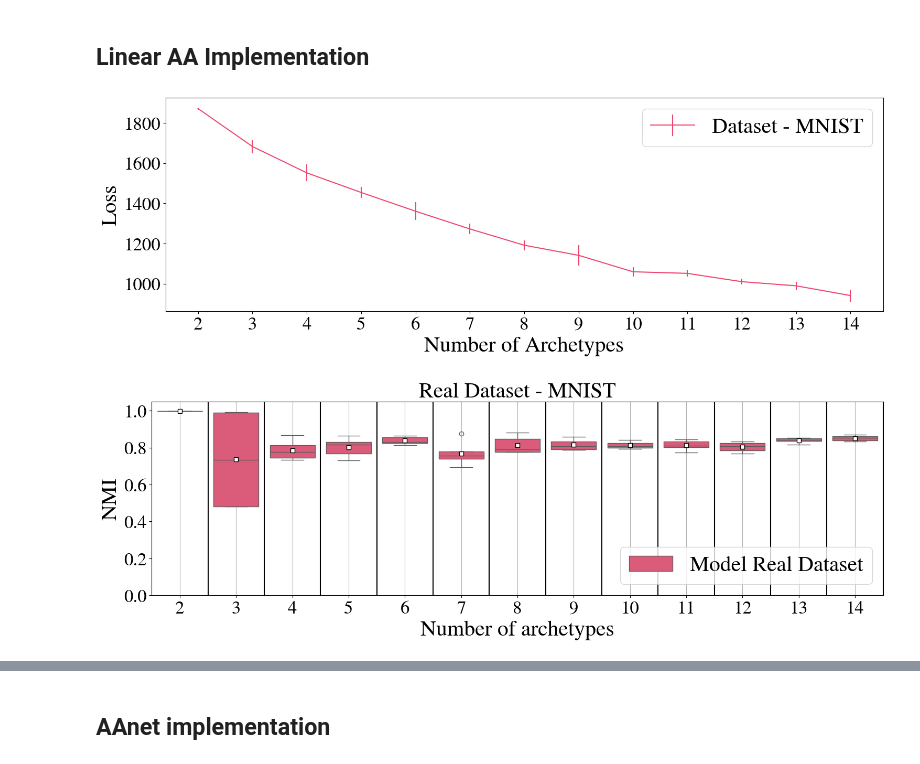
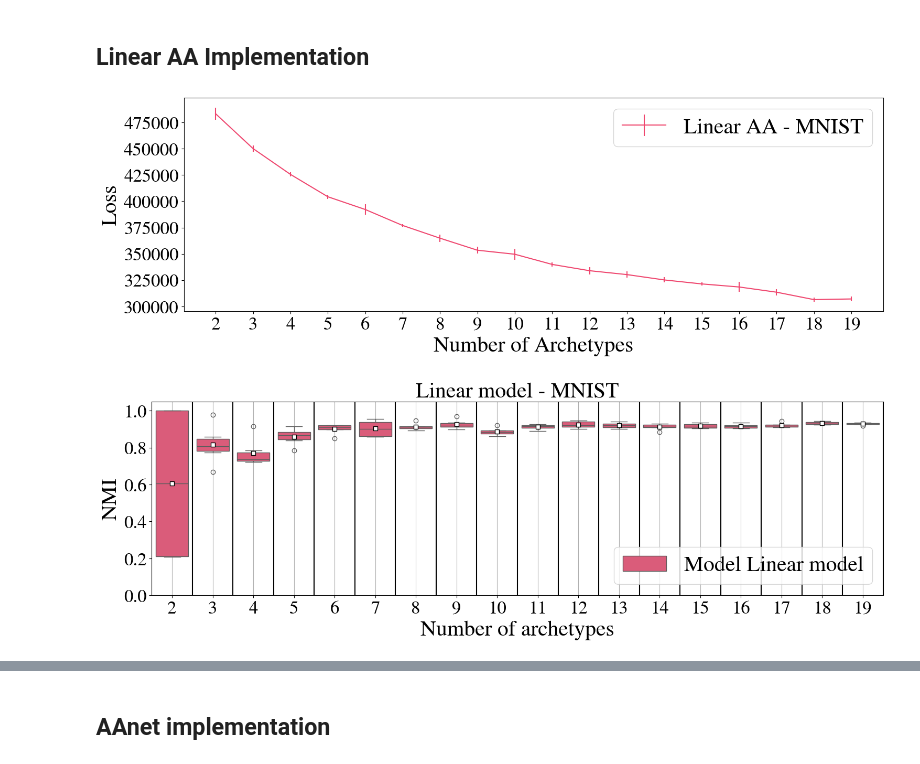
Before and after one commit to Emmsiiii/Deep-Learning-deep_archetypal_analysis, a Jupyter notebook: Project_final.ipynb, the cells around one changed output, grey strips where cells are left out. Cells and saved outputs as stored; diff of their text form; code cells hidden in the pictures.

```diff
--- a/Project_final.ipynb
+++ b/Project_final.ipynb
@@ -276,9 +320,9 @@ colors = ["#EF476F",  "#06D6A0", "#FFD166", "#073B4C", "#118AB2", "#FF6B6B", "#C
 # %%
 # Show small test
 # running linear AA on mini subset, 4 times for each archetype, we run it multiple times for each archetype to see stability (NMI)
-test_Linear_X = MNIST_v1[:, :50]
+test_Linear_X = MNIST_v1
 n_runs = 4
-n_arc_list = [f for f in range(2,15)]
+n_arc_list = [f for f in range(2,20)]
 Losses = np.zeros((len(n_arc_list),n_runs))
 Ss = np.zeros((len(n_arc_list),n_runs),dtype=object)
 
@@ -289,25 +333,25 @@ for n in tqdm(n_arc_list):
         Losses[n_arc_list.index(n),i] = L[-1]
         Ss[n_arc_list.index(n),i] = S
 # %%
-plot_loss_arc(Losses,n_arc_list,i,colors[0],'Dataset', 'MNIST', savedir = None)
+plot_loss_arc(Losses,n_arc_list,i,colors[0],'Linear AA', 'MNIST', savedir = None)
 # %% [output]
-[figure, old version]
+[figure, new version]
 # %%
 test = itertools.combinations(range(n_runs), 2)
 t = list(test)
 calcIDX = np.array(t)
 
 NMI = np.zeros((len(n_arc_list),len(calcIDX)))
 
 for n in tqdm(n_arc_list):
     for j in range(len(calcIDX)):
 
         S1 = np.asarray(Ss[n_arc_list.index(n),calcIDX[j,0]])
         S2 = np.asarray(Ss[n_arc_list.index(n),calcIDX[j,1]])
 
 
         NMI[n_arc_list.index(n),j] = calcNMI(S1,S2)
 
-plot_nmi_stability(NMI,n_arc_list, 'Real Dataset','MNIST',colors)
+plot_nmi_stability(NMI,n_arc_list, 'Linear model','MNIST',colors)
 # %% [output]
-[figure, old version]
+[figure, new version]
```
Also changed, not shown: parts of 32 cells of this notebook, 24 other files.
